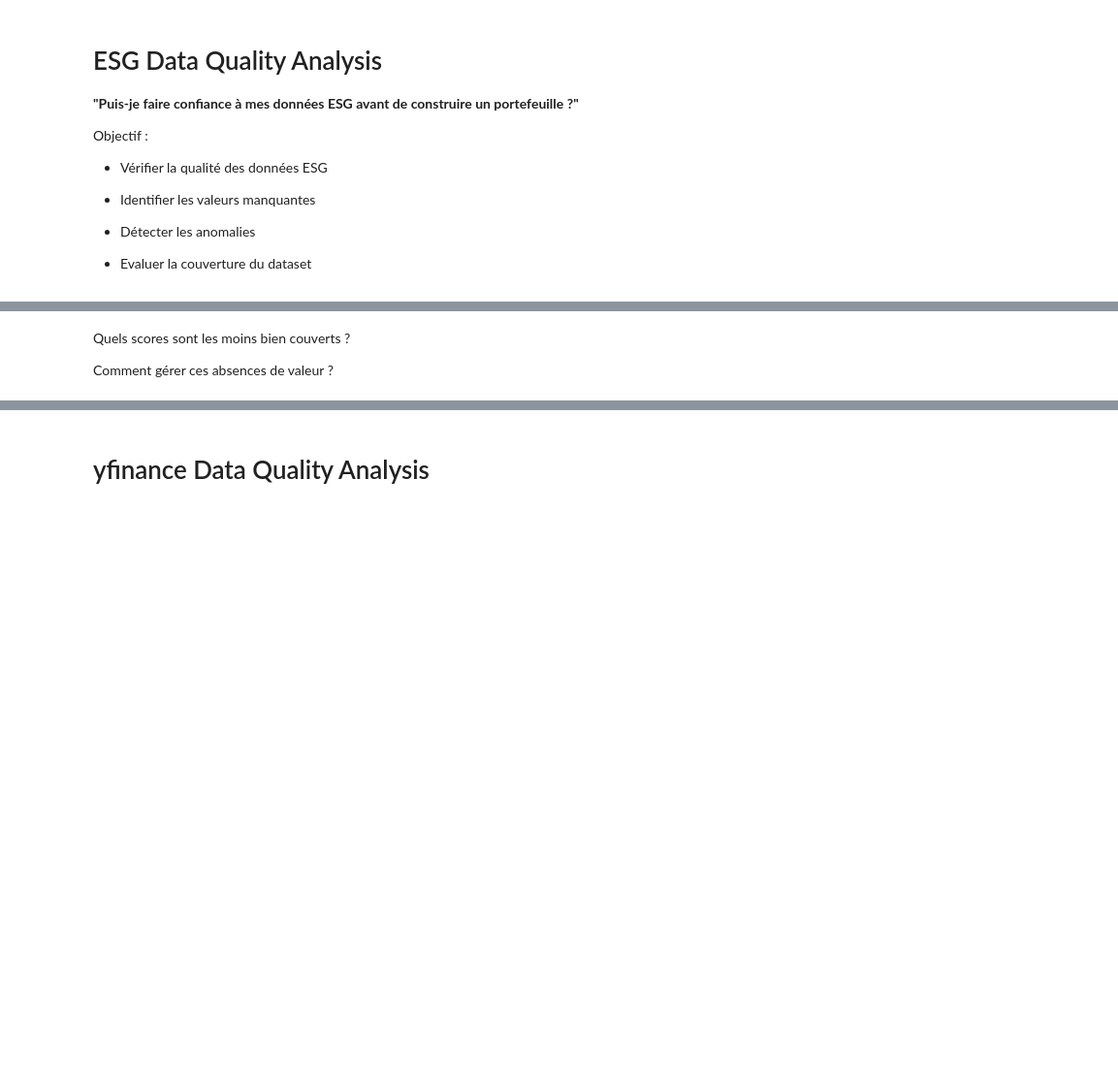
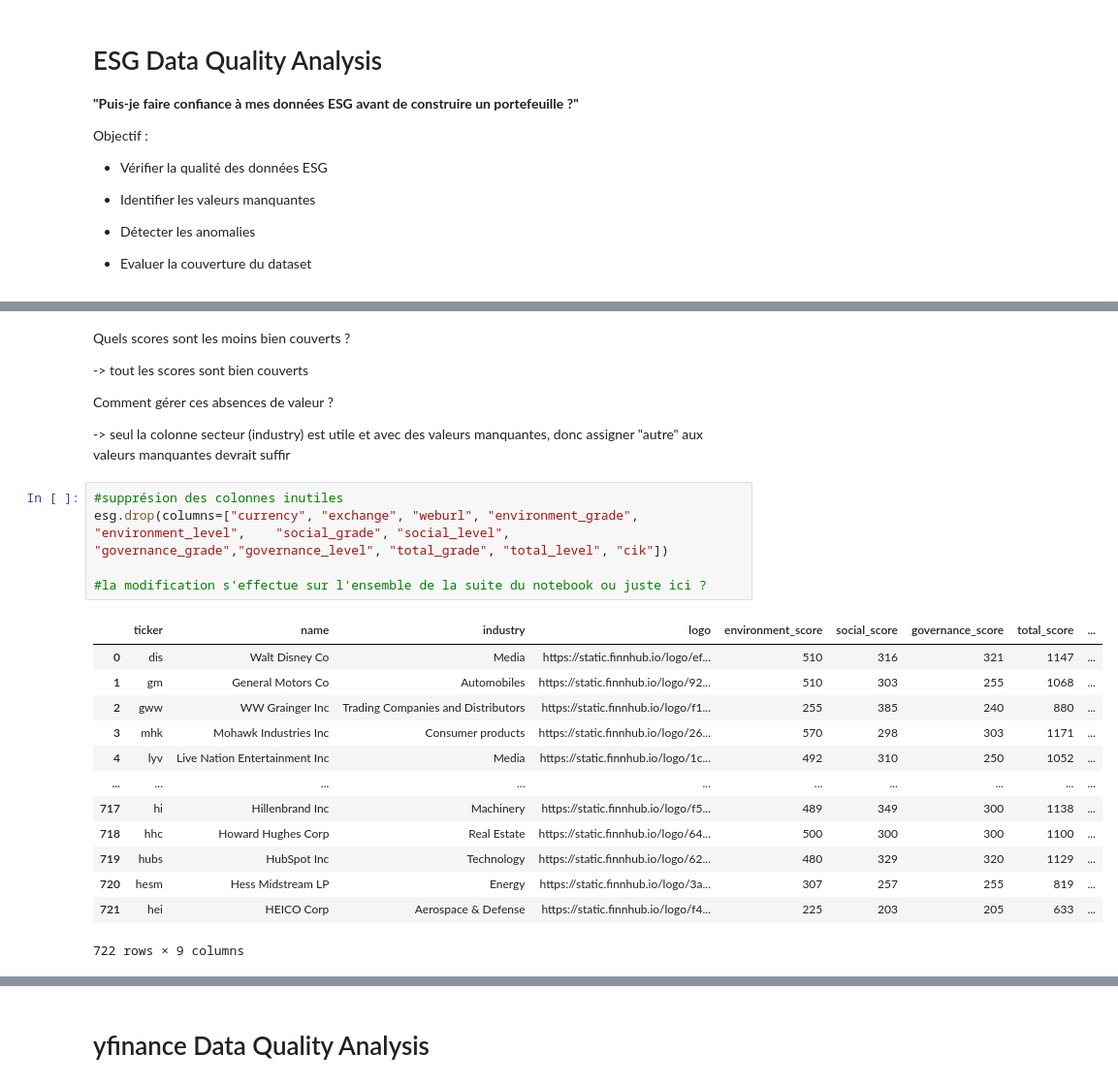
Before and after one commit to ambre-bissi/ESG-Portfolio-Optimizer, a Jupyter notebook: Notebooks/1_data_quality.ipynb, the cells around one changed output, grey strips where cells are left out. Shown at 97% size. Cells and saved outputs as stored; diff of their text form; blank space fills up the shorter version.

```diff
--- a/Notebooks/1_data_quality.ipynb
+++ b/Notebooks/1_data_quality.ipynb
@@ -71,7 +109,30 @@ coverage = (esg.notna().mean()*100)
 # %% [markdown]
 Quels scores sont les moins bien couverts ?
 
+-> tout les scores sont bien couverts
+
 Comment gérer ces absences de valeur ?
+
+-> seul la colonne secteur (industry) est utile et avec des valeurs manquantes, donc assigner "autre" aux valeurs manquantes devrait suffir
+# %%
+#supprésion des colonnes inutiles
+esg.drop(columns=["currency", "exchange", "weburl", "environment_grade",	"environment_level",	"social_grade", "social_level", "governance_grade","governance_level", "total_grade", "total_level", "cik"])
+
+#la modification s'effectue sur l'ensemble de la suite du notebook ou juste ici ?
+# %% [output]
+|  | ticker | name | industry | logo | environment_score | social_score | governance_score | total_score | ... |
+| 0 | dis | Walt Disney Co | Media | https://static.finnhub.io/logo/ef... | 510 | 316 | 321 | 1147 | ... |
+| 1 | gm | General Motors Co | Automobiles | https://static.finnhub.io/logo/92... | 510 | 303 | 255 | 1068 | ... |
+| 2 | gww | WW Grainger Inc | Trading Companies and Distributors | https://static.finnhub.io/logo/f1... | 255 | 385 | 240 | 880 | ... |
+| 3 | mhk | Mohawk Industries Inc | Consumer products | https://static.finnhub.io/logo/26... | 570 | 298 | 303 | 1171 | ... |
+| 4 | lyv | Live Nation Entertainment Inc | Media | https://static.finnhub.io/logo/1c... | 492 | 310 | 250 | 1052 | ... |
+| ... | ... | ... | ... | ... | ... | ... | ... | ... | ... |
+| 717 | hi | Hillenbrand Inc | Machinery | https://static.finnhub.io/logo/f5... | 489 | 349 | 300 | 1138 | ... |
+| 718 | hhc | Howard Hughes Corp | Real Estate | https://static.finnhub.io/logo/64... | 500 | 300 | 300 | 1100 | ... |
+| 719 | hubs | HubSpot Inc | Technology | https://static.finnhub.io/logo/62... | 480 | 329 | 320 | 1129 | ... |
+| 720 | hesm | Hess Midstream LP | Energy | https://static.finnhub.io/logo/3a... | 307 | 257 | 255 | 819 | ... |
+| 721 | hei | HEICO Corp | Aerospace & Defense | https://static.finnhub.io/logo/f4... | 225 | 203 | 205 | 633 | ... |
+722 rows × 9 columns
 # %%
 #détection d'anomalies
 
```
Also changed, not shown: parts of 14 cells of this notebook.
